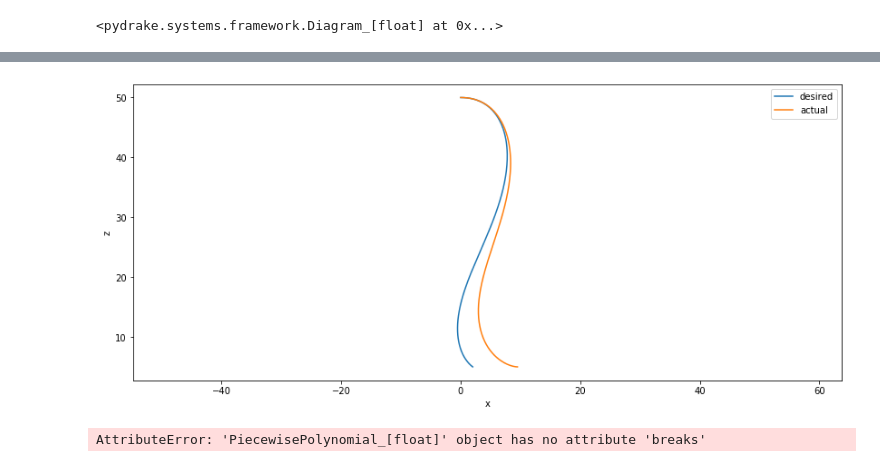
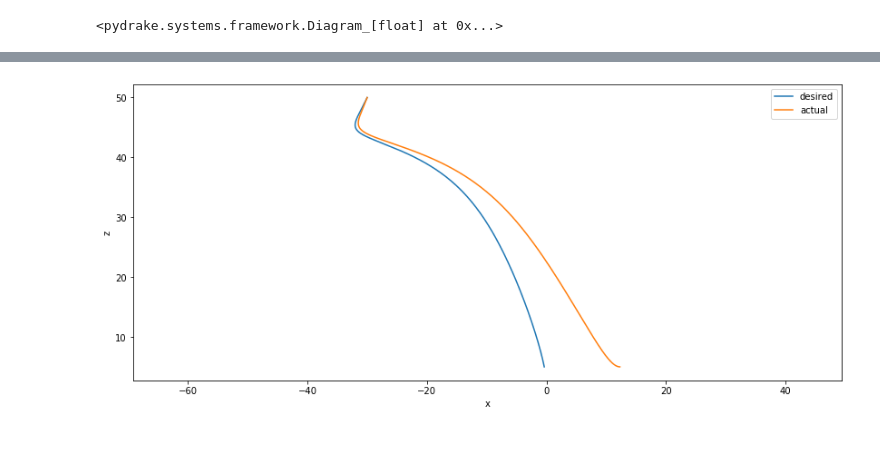
Before and after one commit to decastrol/rocket-lander, a Jupyter notebook: notebook.ipynb, the cells around one changed output, grey strips where cells are left out. Cells and saved outputs as stored; diff of their text form; code cells hidden in the pictures.

```diff
--- a/notebook.ipynb
+++ b/notebook.ipynb
@@ -291,5 +238,5 @@ def create_barge_and_rocket():
 # %%
-def dircol_rocket():
+def dircol_rocket(barge_speed_in, rocket_x_vel, theta, max_time, use_max_time, height_in):
     builder = DiagramBuilder()
     rocket = builder.AddSystem(Rocket2D_[None]())
     scene_graph = builder.AddSystem(SceneGraph())
@@ -325,16 +272,18 @@ def dircol_rocket():
         dircol.AddConstraintToAllKnotPoints(u[1] <= 10)
         dircol.AddConstraintToAllKnotPoints(u[1] >= -10)
 
-        barge_speed = 5.0
+        barge_speed = barge_speed_in
+        initial_fuel = 100
 
         # Initial conditions
-        s0 = RocketBargeState(np.zeros(8))
-        s0.z = 50
-        s0.x = 0
-        s0.theta = 3.1415/2
-        s0.xdot = 10
+        s0 = RocketBargeState(np.zeros(10))
+        s0.z = height_in #50
+        s0.x = -30
+        s0.theta = theta #3.1415/2
+        s0.xdot = rocket_x_vel #50
         s0.bargeX = 0
         s0.bargeXdot = barge_speed
+        s0.fuel = initial_fuel
 
 
         prog.AddBoundingBoxConstraint(s0[:], s0[:], dircol.initial_state())
@@ -356,18 +305,21 @@ def dircol_rocket():
         s = RocketBargeState(dircol.state())
         dircol.AddConstraintToAllKnotPoints(s.z >= 5)
         dircol.AddConstraintToAllKnotPoints(s.bargeXdot == barge_speed)
+        dircol.AddConstraintToAllKnotPoints(s.fuel >= 0)
 
         # Cost
         # dircol.AddRunningCost(0.00001*(u[1]**2))
         # dircol.AddRunningCost(1000*(u[0] + 1000*(u[1]**2)**0.5))
-        dircol.AddRunningCost(1000*(u[0]**2 + 100*u[1]**2))
+        dircol.AddRunningCost((u[0]**2 + 100*u[1]**2))
 
         # time constraint
-        # dircol.AddDurationBounds(0,4)
+        if use_max_time:
+            dircol.AddDurationBounds(0,max_time)
 
 
-        sf_d = RocketBargeState(np.zeros(8))
-        prog.AddQuadraticErrorCost(np.diag([10, 10, 1, 0, 10, 10, 0, 0]), sf_d[:],
+        sf_d = RocketBargeState(np.zeros(10))
+        sf_d.fuel = initial_fuel
+        prog.AddQuadraticErrorCost(np.diag([100, 0, 0, 1, 0, 0, 0, 0, 0,0]), sf_d[:],
                                 dircol.final_state())
 
         # def plot_trajectory(times, states):
@@ -415,4 +367,5 @@ def dircol_rocket():
 
     return x_traj, u_traj
 
-x_traj, u_traj = dircol_rocket()
+barge_speed_in, rocket_x_vel, theta, max_time, use_max_time, height_in = [5,0,0,4,False,50]
+x_traj, u_traj = dircol_rocket(barge_speed_in, rocket_x_vel, theta, max_time, use_max_time, height_in)
@@ -494,39 +472,35 @@ def open_loop_simulation(x_traj, u_traj):
     diagram = builder.Build()
 
     simulator = Simulator(diagram)
     context = simulator.get_mutable_context()
     rocket_context = rocket.GetMyContextFromRoot(context)
 
     ts = np.linspace(u_traj.start_time(), u_traj.end_time(), 301)
     desired_state = RocketBargeState(x_traj.vector_values(ts))
 
     fig, ax = plt.subplots(figsize=(14,6))
     ax.plot(desired_state.x, desired_state.z, label='desired')
     ax.set_xlabel('x')
     ax.set_ylabel('z')
     ax.axis('equal')
 
     context.SetTime(x_traj.start_time())
     initial_state = RocketBargeState(x_traj.value(x_traj.start_time()))
-    initial_state.bargeXdot += -0.5 # set the barge velocity to something differnt
+    initial_state.bargeXdot -= 1 # set the barge velocity to something differnt
     rocket_context.SetContinuousState(initial_state[:])
 
     visualizer.StartRecording(False)
     simulator.AdvanceTo(x_traj.end_time())
     visualizer.PublishRecording()
 
     log = logger.FindLog(context)
     state = RocketBargeState(log.data())
     ax.plot(state.x, state.z, label=f'actual')
     ax.legend()
 
 open_loop_simulation(x_traj, u_traj)
 # %% [output]
-[figure, old version]
+[figure, new version]
-# %%
-x_traj.breaks()
-# %% [output]
-AttributeError: 'PiecewisePolynomial_[float]' object has no attribute 'breaks'
 # %%
 x_traj.end_time()
 # %% [output]
```
Also changed, not shown: parts of 10 cells of this notebook.
